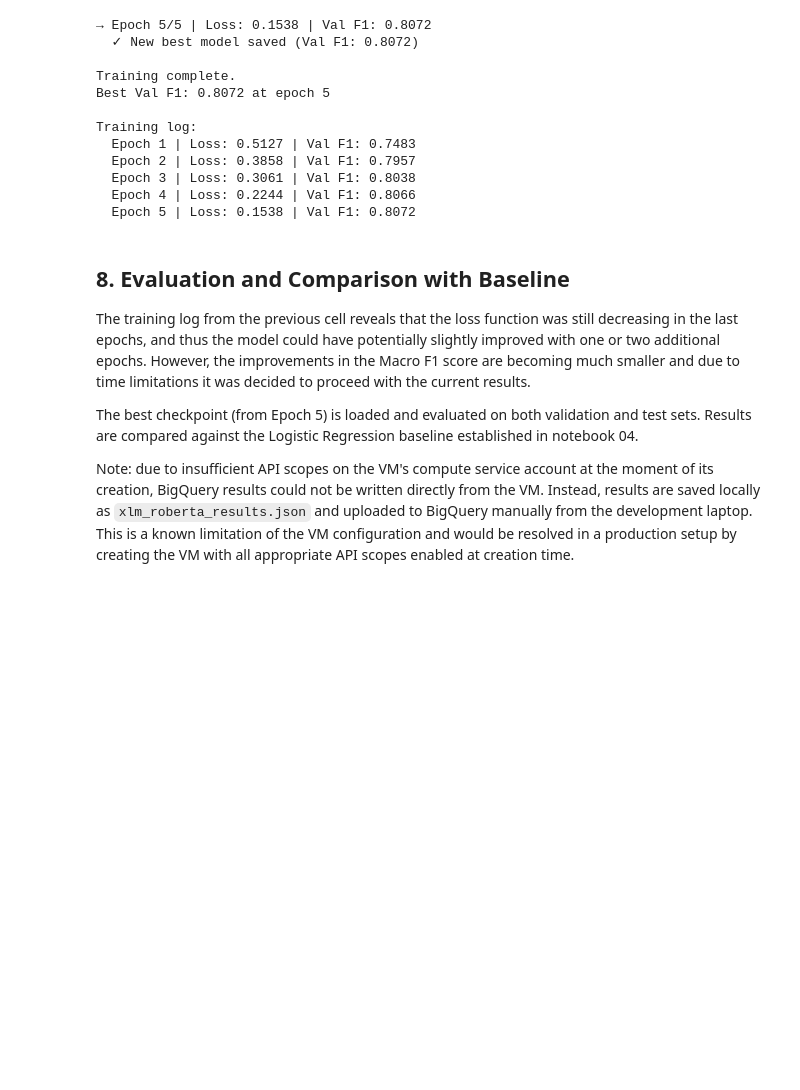
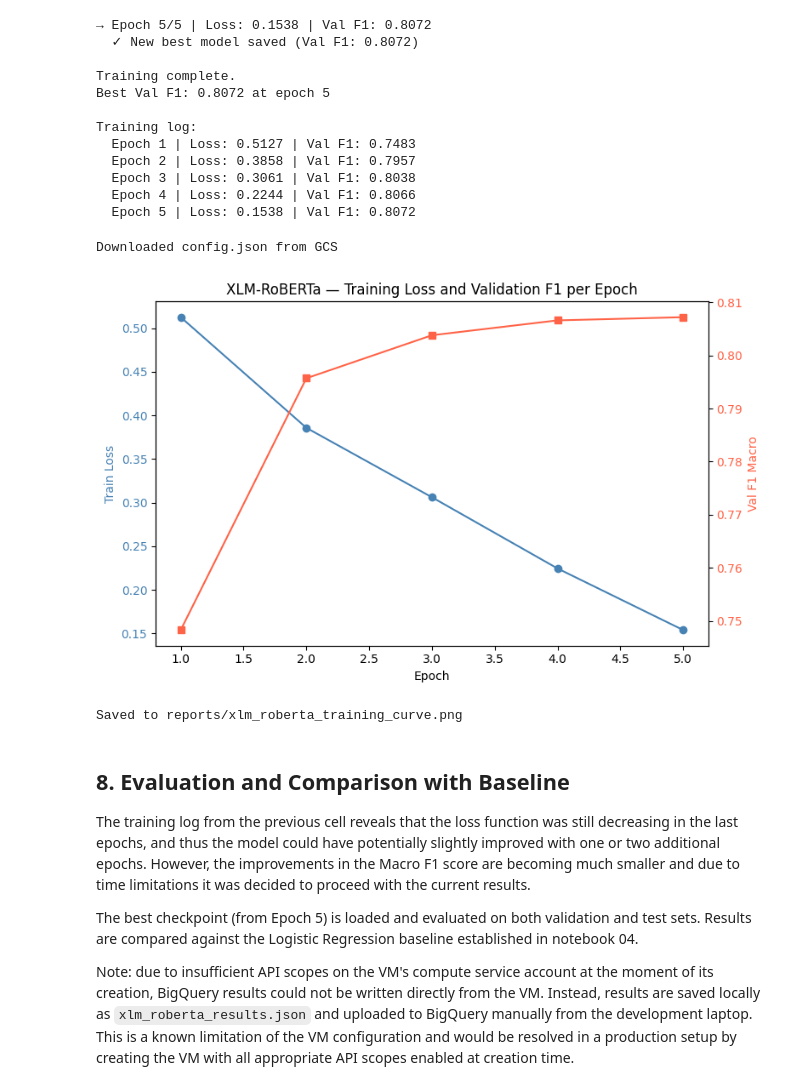
Before and after one commit to AriadnaHV/Fighting-Hate-Speech, a Jupyter notebook: notebooks/phase1/05_xlm_roberta.ipynb, the cells around one changed output. Drawn from its saved outputs; the diff is of its cells as text; code cells hidden in the pictures; blank space fills up the shorter version.

Commit message:
Add updated notebook 05 (XLM-RoBERTa transformer model) with full fine-tuning plot

```diff
--- a/notebooks/phase1/05_xlm_roberta.ipynb
+++ b/notebooks/phase1/05_xlm_roberta.ipynb
@@ -727,6 +727,56 @@ Training log:
   Epoch 3 | Loss: 0.3061 | Val F1: 0.8038
   Epoch 4 | Loss: 0.2244 | Val F1: 0.8066
   Epoch 5 | Loss: 0.1538 | Val F1: 0.8072
+# %%
+from google.cloud import storage
+import os
+import json
+
+# Download config.json from GCS
+client = storage.Client()
+bucket = client.bucket('sinodio-models')
+blob   = bucket.blob('phase1/xlm_roberta/xlm_roberta_phase1/config.json')
+
+os.makedirs('xlm_roberta_phase1', exist_ok=True)
+blob.download_to_filename('xlm_roberta_phase1/config.json')
+print("Downloaded config.json from GCS")
+# %% [output]
+Downloaded config.json from GCS
+# %%
+import json
+import matplotlib.pyplot as plt
+
+with open('xlm_roberta_phase1/config.json', 'r') as f:
+    config = json.load(f)
+
+training_log = config['training_log']
+epochs     = [entry['epoch']      for entry in training_log]
+train_loss = [entry['train_loss'] for entry in training_log]
+val_f1     = [entry['val_f1']     for entry in training_log]
+
+fig, ax1 = plt.subplots(figsize=(8, 5))
+
+color_loss = 'steelblue'
+color_f1   = 'tomato'
+
+ax1.set_xlabel('Epoch')
+ax1.set_ylabel('Train Loss', color=color_loss)
+ax1.plot(epochs, train_loss, marker='o', color=color_loss, label='Train Loss')
+ax1.tick_params(axis='y', labelcolor=color_loss)
+
+ax2 = ax1.twinx()
+ax2.set_ylabel('Val F1 Macro', color=color_f1)
+ax2.plot(epochs, val_f1, marker='s', color=color_f1, label='Val F1 Macro')
+ax2.tick_params(axis='y', labelcolor=color_f1)
+
+plt.title('XLM-RoBERTa — Training Loss and Validation F1 per Epoch')
+fig.tight_layout()
+plt.savefig('../../reports/xlm_roberta_training_curve.png', dpi=150, bbox_inches='tight')
+plt.show()
+print("Saved to reports/xlm_roberta_training_curve.png")
+# %% [output]
+[figure, added]
+Saved to reports/xlm_roberta_training_curve.png
 # %% [markdown]
 ## 8. Evaluation and Comparison with Baseline
 
```
Also changed, not shown: 1 other file.
